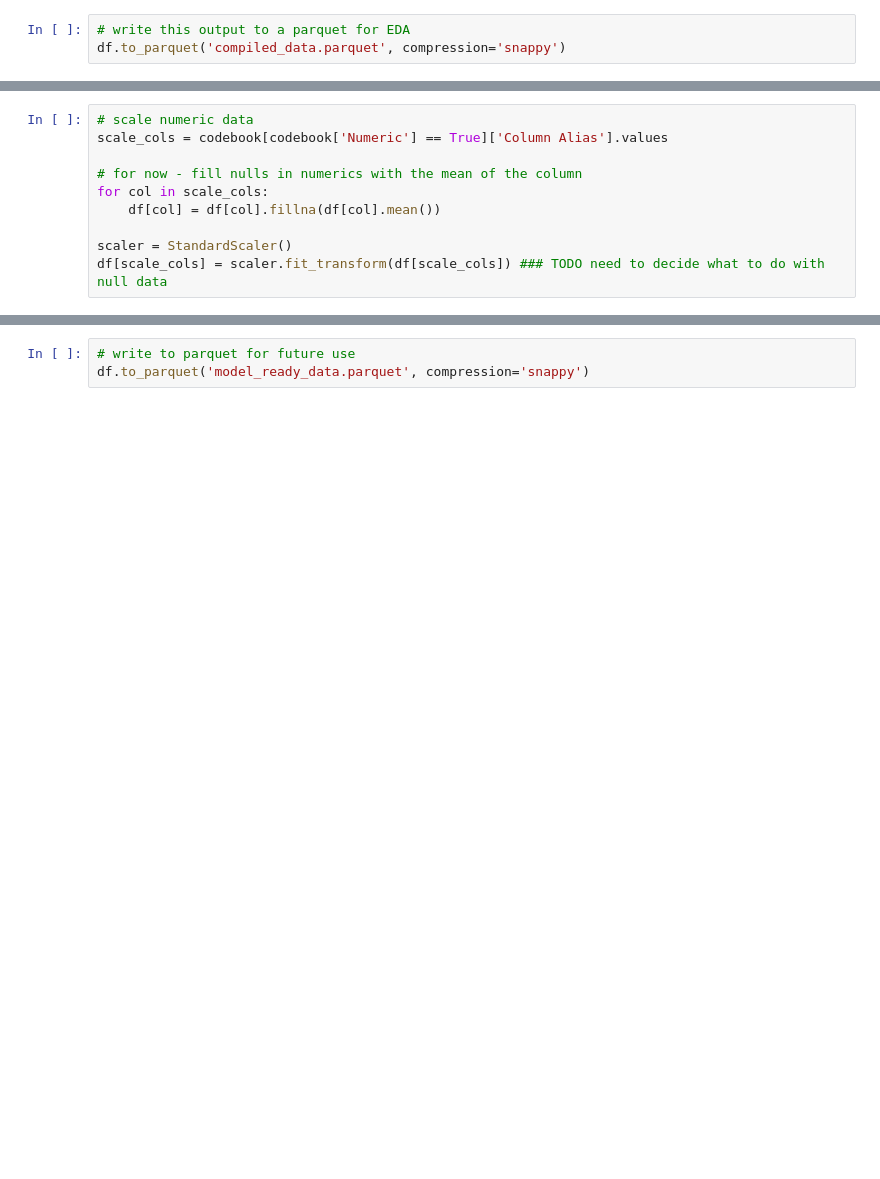
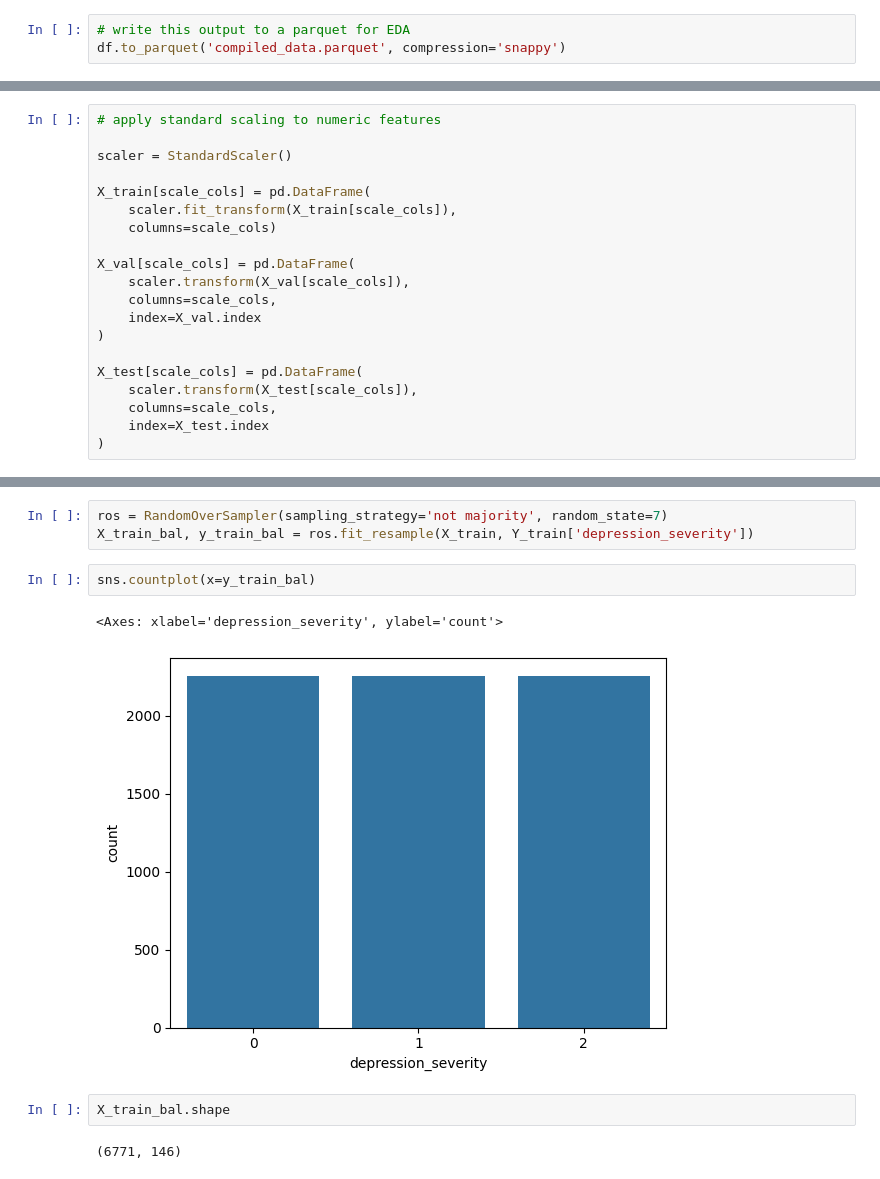
Before and after one commit to natdosan/data207-final-prject, a Jupyter notebook: data/data_prep.ipynb, the cells around one changed output, grey strips where cells are left out. Drawn from its saved outputs; the diff is of its cells as text; blank space fills up the shorter version.

```diff
--- a/data/data_prep.ipynb
+++ b/data/data_prep.ipynb
@@ -304,10 +447,20 @@ df = pd.get_dummies(df, columns=ohe_cols)
 # %%
-# scale numeric data
-scale_cols = codebook[codebook['Numeric'] == True]['Column Alias'].values
-
-# for now - fill nulls in numerics with the mean of the column
-for col in scale_cols:
-    df[col] = df[col].fillna(df[col].mean())
+# apply standard scaling to numeric features
 
 scaler = StandardScaler()
-df[scale_cols] = scaler.fit_transform(df[scale_cols]) ### TODO need to decide what to do with null data
+
+X_train[scale_cols] = pd.DataFrame(
+    scaler.fit_transform(X_train[scale_cols]),
+    columns=scale_cols)
+
+X_val[scale_cols] = pd.DataFrame(
+    scaler.transform(X_val[scale_cols]),
+    columns=scale_cols,
+    index=X_val.index
+)
+
+X_test[scale_cols] = pd.DataFrame(
+    scaler.transform(X_test[scale_cols]),
+    columns=scale_cols,
+    index=X_test.index
+)
@@ -314,3 +495,12 @@ df[scale_cols] = scaler.fit_transform(df[scale_cols]) ### TODO need to decide wh
 # %%
-# write to parquet for future use
-df.to_parquet('model_ready_data.parquet', compression='snappy')
+ros = RandomOverSampler(sampling_strategy='not majority', random_state=7)
+X_train_bal, y_train_bal = ros.fit_resample(X_train, Y_train['depression_severity'])
+# %%
+sns.countplot(x=y_train_bal)
+# %% [output]
+<Axes: xlabel='depression_severity', ylabel='count'>
+[figure, added]
+# %%
+X_train_bal.shape
+# %% [output]
+(6771, 146)
```
Also changed, not shown: parts of 20 cells of this notebook, 10 other files.
